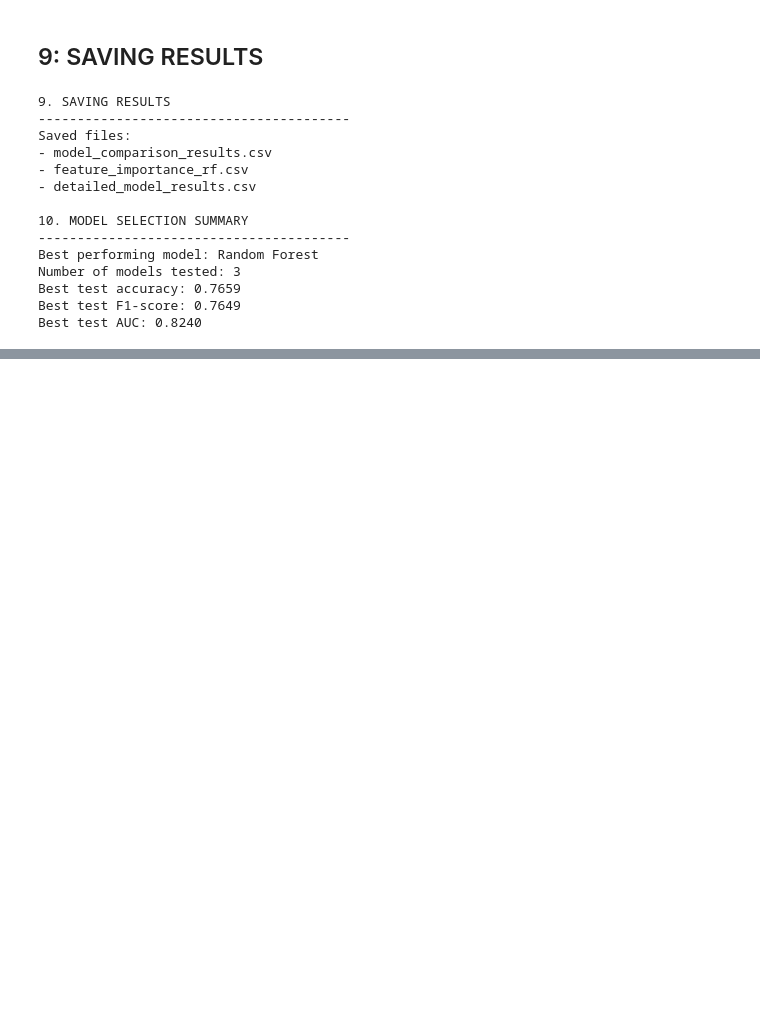
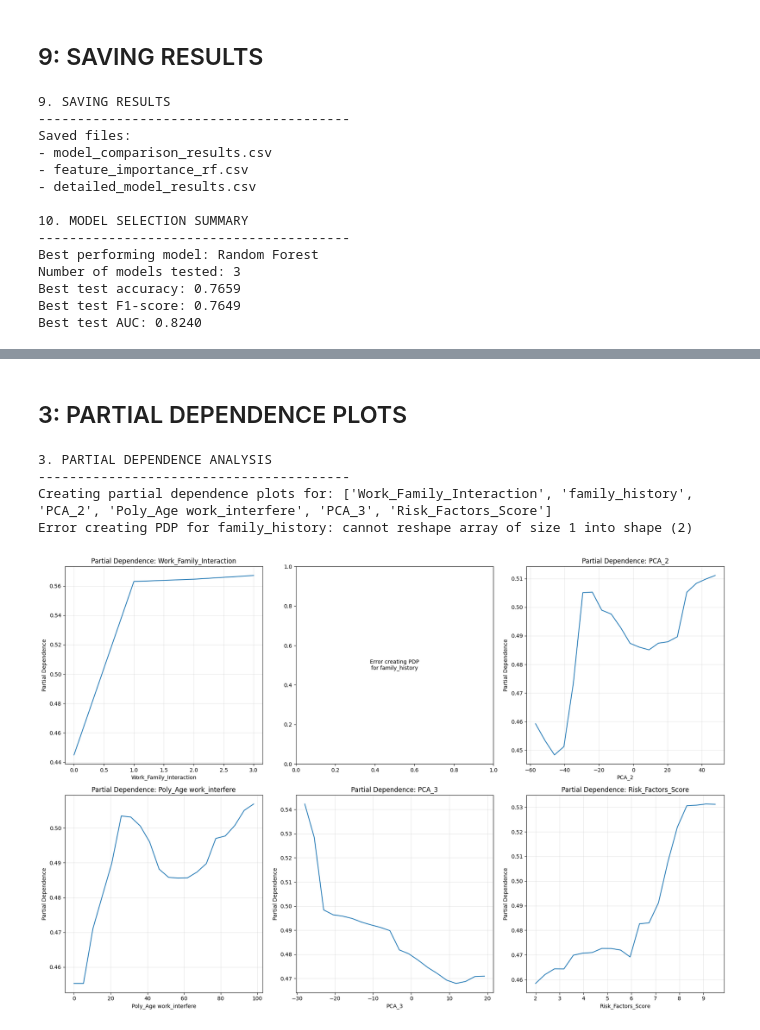
Before and after one commit to Aishaamalik/Mental-Health-Economic-Indicators-Project-, a Jupyter notebook: PROJECT_6.ipynb, the cells around one changed output, grey strips where cells are left out. Drawn from its saved outputs; the diff is of its cells as text; code cells hidden in the pictures; blank space fills up the shorter version.

```diff
--- a/PROJECT_6.ipynb
+++ b/PROJECT_6.ipynb
@@ -2712,0 +3509,49 @@ Best test AUC: 0.8240
+# %% [markdown]
+## 3: PARTIAL DEPENDENCE PLOTS
+# %%
+print("\n3. PARTIAL DEPENDENCE ANALYSIS")
+print("-" * 40)
+
+if best_model_name == 'Random Forest':
+    top_features_for_pdp = feature_importance.head(6)['Feature'].tolist()
+else:
+    top_features_for_pdp = perm_importance_df.head(6)['Feature'].tolist()
+
+print(f"Creating partial dependence plots for: {top_features_for_pdp}")
+
+fig, axes = plt.subplots(2, 3, figsize=(18, 12))
+axes = axes.ravel()
+
+for i, feature in enumerate(top_features_for_pdp):
+    feature_idx = X.columns.get_loc(feature)
+
+    if best_model_name in ['Logistic Regression', 'SVM']:
+        X_pdp = X_test_scaled if best_model_name != 'Random Forest' else X_test
+    else:
+        X_pdp = X_test
+
+    try:
+        pd_result = partial_dependence(
+            model, X_pdp, [feature_idx],
+            grid_resolution=20, method='brute'
+        )
+
+        axes[i].plot(pd_result['grid_values'][0], pd_result['average'][0])
+        axes[i].set_xlabel(feature)
+        axes[i].set_ylabel('Partial Dependence')
+        axes[i].set_title(f'Partial Dependence: {feature}')
+        axes[i].grid(True, alpha=0.3)
+
+    except Exception as e:
+        axes[i].text(0.5, 0.5, f'Error creating PDP\nfor {feature}',
+                    ha='center', va='center', transform=axes[i].transAxes)
+        print(f"Error creating PDP for {feature}: {e}")
+
+plt.tight_layout()
+plt.show()
+# %% [output]
+3. PARTIAL DEPENDENCE ANALYSIS
+----------------------------------------
+Creating partial dependence plots for: ['Work_Family_Interaction', 'family_history', 'PCA_2', 'Poly_Age work_interfere', 'PCA_3', 'Risk_Factors_Score']
+Error creating PDP for family_history: cannot reshape array of size 1 into shape (2)
+[figure, added]
```
Also changed, not shown: parts of 49 cells of this notebook.
